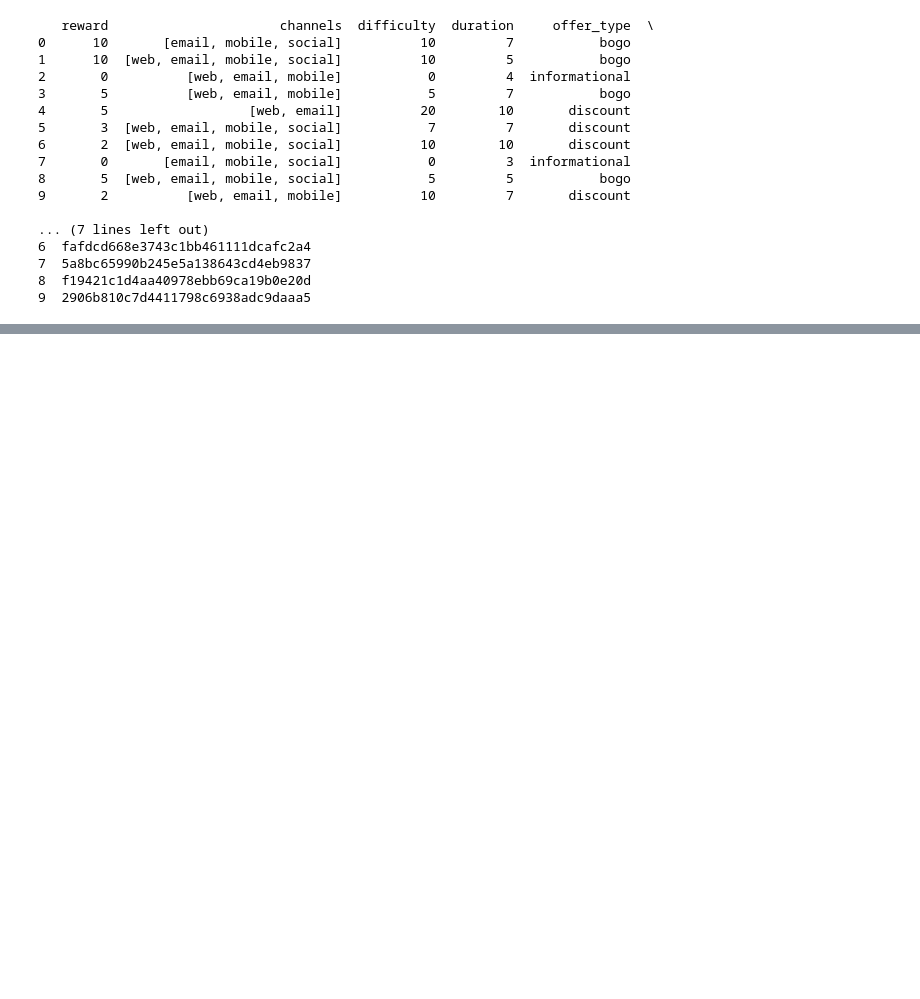
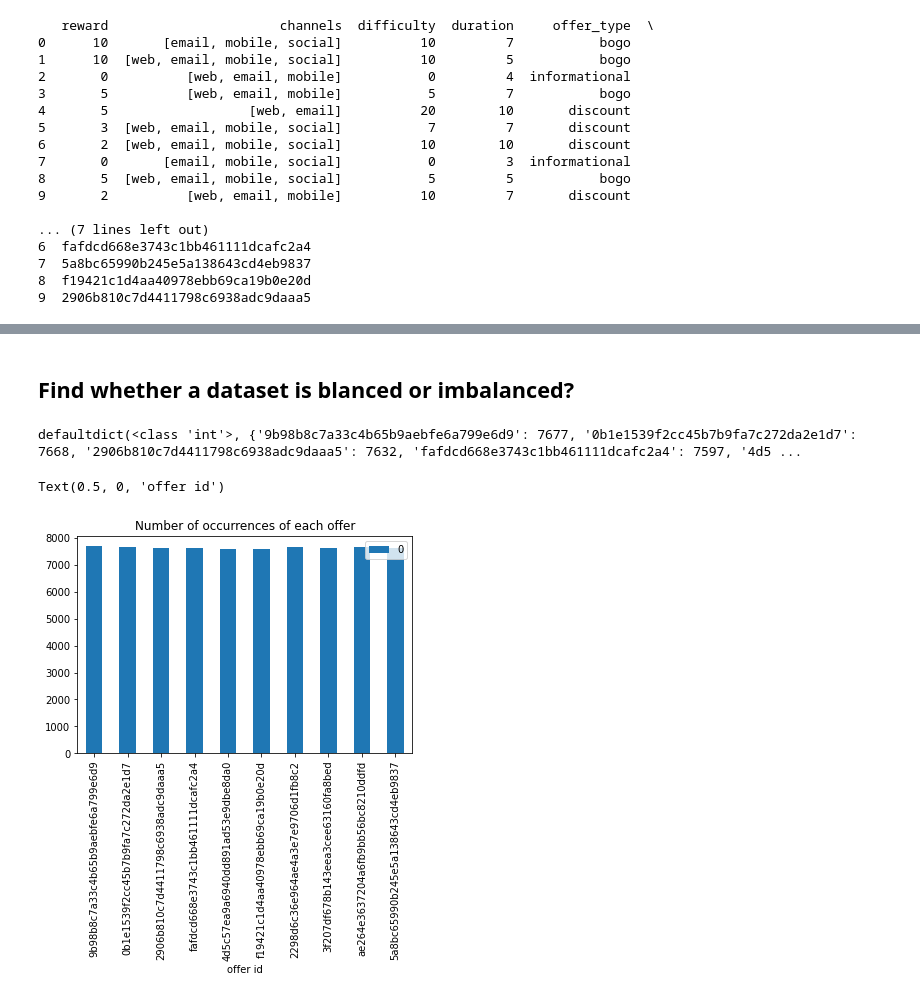
Before and after one commit to beauvilerobed/predict-consumer-responses, a Jupyter notebook: Starbucks_Capstone_notebook.ipynb, the cells around one changed output, grey strips where cells are left out. Saved outputs shown, nothing was run; the diff lists cells and outputs as text; code cells hidden in the pictures; blank space fills up the shorter version.

```diff
--- a/Starbucks_Capstone_notebook.ipynb
+++ b/Starbucks_Capstone_notebook.ipynb
@@ -94,0 +131,3 @@ print(portfolio)
+# %%
+offers = transcript[transcript['event']=="offer received"]
+print(offers)
@@ -94,0 +152,23 @@ print(portfolio)
+# %% [markdown]
+## Find whether a dataset is blanced or imbalanced?
+# %%
+from collections import defaultdict
+
+offer_count = defaultdict(int)
+for offer in offers.value:
+    val = offer['offer id']
+    if val in offer_count:
+        offer_count[val]+=1
+    else:
+        offer_count[val] = 1
+
+print(offer_count)
+# %% [output]
+defaultdict(<class 'int'>, {'9b98b8c7a33c4b65b9aebfe6a799e6d9': 7677, '0b1e1539f2cc45b7b9fa7c272da2e1d7': 7668, '2906b810c7d4411798c6938adc9daaa5': 7632, 'fafdcd668e3743c1bb461111dcafc2a4': 7597, '4d5 ...
+# %%
+data = pd.DataFrame.from_dict(offer_count, orient='index')
+bar_plot = data.plot.bar(title="Number of occurrences of each offer")
+bar_plot.set_xlabel("offer id")
+# %% [output]
+Text(0.5, 0, 'offer id')
+[figure, added]
```
Also changed, not shown: parts of 4 cells of this notebook, 2 other files.
